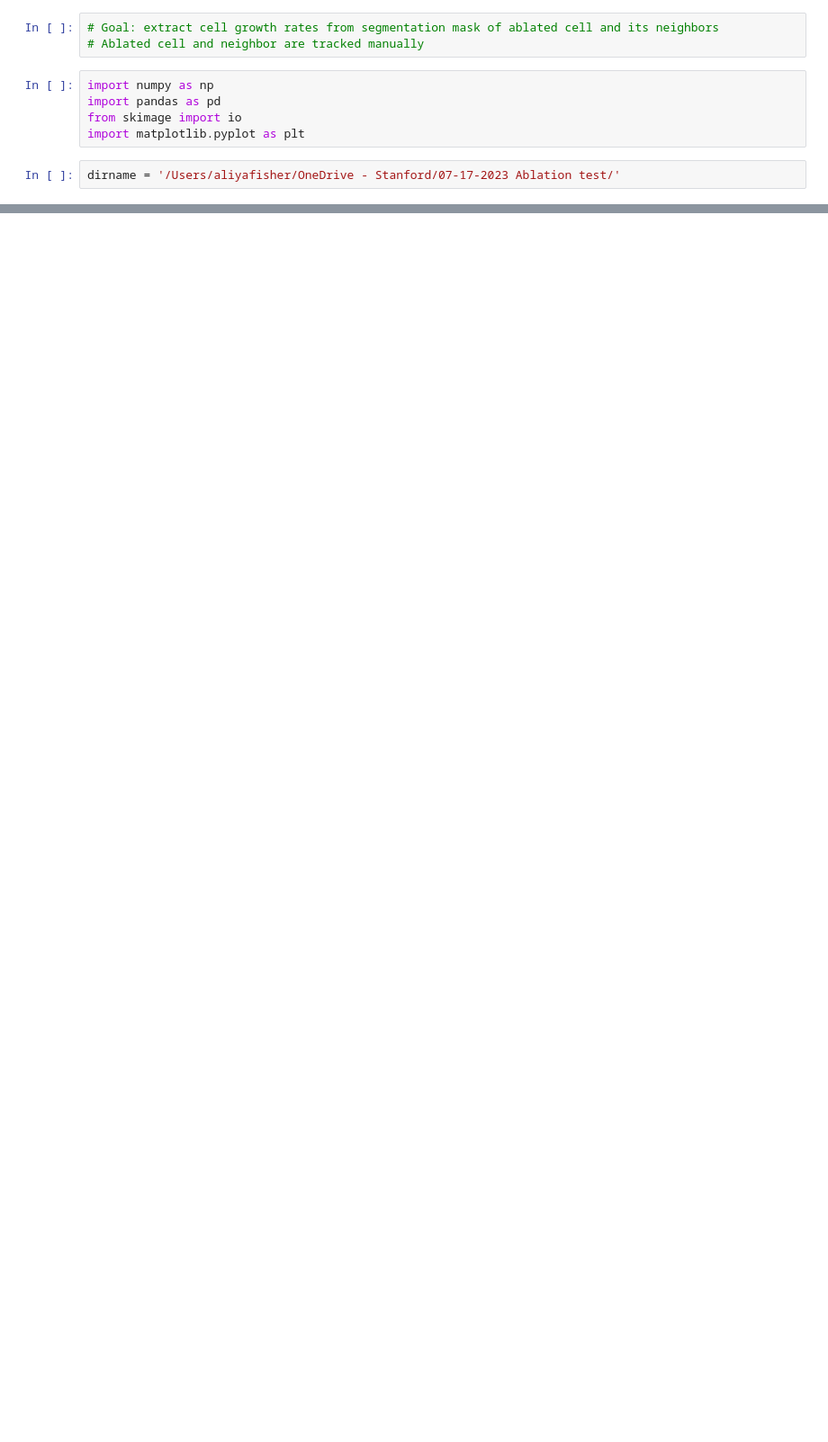
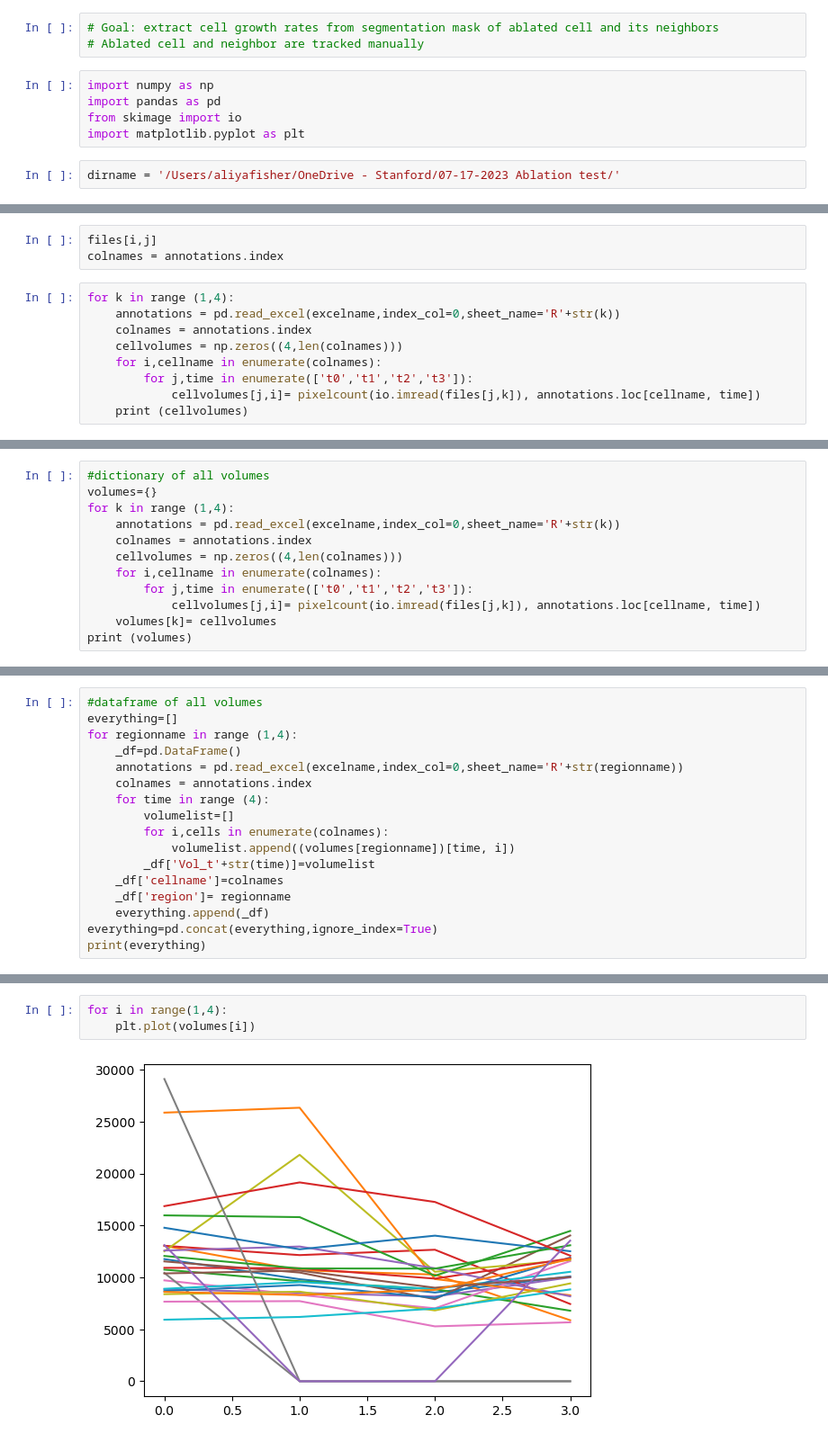
Before and after one commit to AFISH108/mouse_skin_size_control, a Jupyter notebook: aliya_2023/analyze_ablation_pilot_071723.ipynb, the cells around one changed output, grey strips where cells are left out. Shown: that part at 90% size. Saved outputs shown, nothing was run; the diff lists cells and outputs as text; blank space fills up the shorter version.

```diff
--- a/aliya_2023/analyze_ablation_pilot_071723.ipynb
+++ b/aliya_2023/analyze_ablation_pilot_071723.ipynb
@@ -73,0 +147,12 @@ plt.plot(timestamps,cellvolumes); plt.legend(colnames)
+# %%
+files[i,j]
+colnames = annotations.index
+# %%
+for k in range (1,4):
+    annotations = pd.read_excel(excelname,index_col=0,sheet_name='R'+str(k))
+    colnames = annotations.index
+    cellvolumes = np.zeros((4,len(colnames)))
+    for i,cellname in enumerate(colnames):
+        for j,time in enumerate(['t0','t1','t2','t3']):
+            cellvolumes[j,i]= pixelcount(io.imread(files[j,k]), annotations.loc[cellname, time])
+    print (cellvolumes)
@@ -73,0 +172,12 @@ plt.plot(timestamps,cellvolumes); plt.legend(colnames)
+# %%
+#dictionary of all volumes
+volumes={}
+for k in range (1,4):
+    annotations = pd.read_excel(excelname,index_col=0,sheet_name='R'+str(k))
+    colnames = annotations.index
+    cellvolumes = np.zeros((4,len(colnames)))
+    for i,cellname in enumerate(colnames):
+        for j,time in enumerate(['t0','t1','t2','t3']):
+            cellvolumes[j,i]= pixelcount(io.imread(files[j,k]), annotations.loc[cellname, time])
+    volumes[k]= cellvolumes
+print (volumes)
@@ -73,0 +199,17 @@ plt.plot(timestamps,cellvolumes); plt.legend(colnames)
+# %%
+#dataframe of all volumes
+everything=[]
+for regionname in range (1,4):
+    _df=pd.DataFrame()
+    annotations = pd.read_excel(excelname,index_col=0,sheet_name='R'+str(regionname))
+    colnames = annotations.index
+    for time in range (4):
+        volumelist=[]
+        for i,cells in enumerate(colnames):
+            volumelist.append((volumes[regionname])[time, i])
+        _df['Vol_t'+str(time)]=volumelist
+    _df['cellname']=colnames
+    _df['region']= regionname
+    everything.append(_df)
+everything=pd.concat(everything,ignore_index=True)
+print(everything)
@@ -73,0 +311,5 @@ plt.plot(timestamps,cellvolumes); plt.legend(colnames)
+# %%
+for i in range(1,4):
+    plt.plot(volumes[i])
+# %% [output]
+[figure, added]
```
Also changed, not shown: parts of 19 cells of this notebook, 2 other files.
